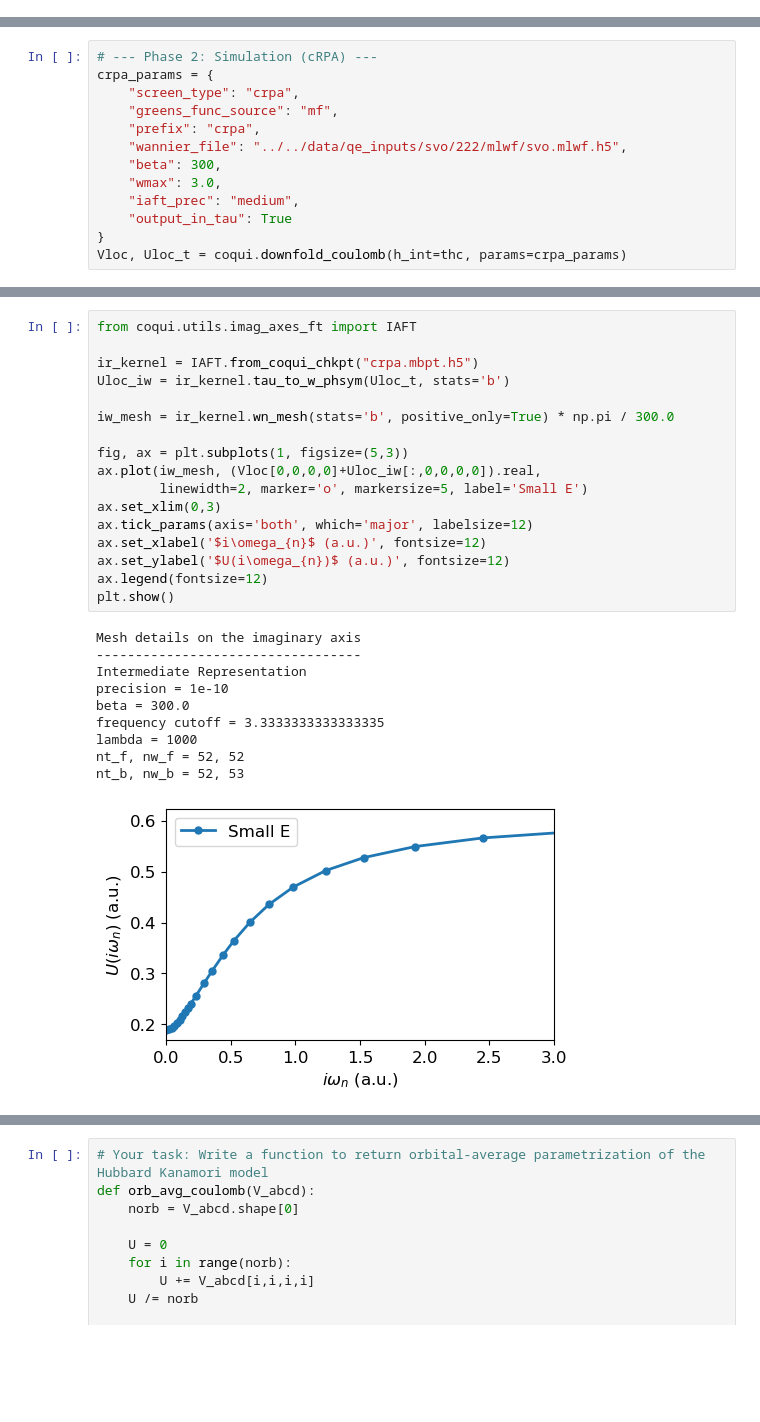
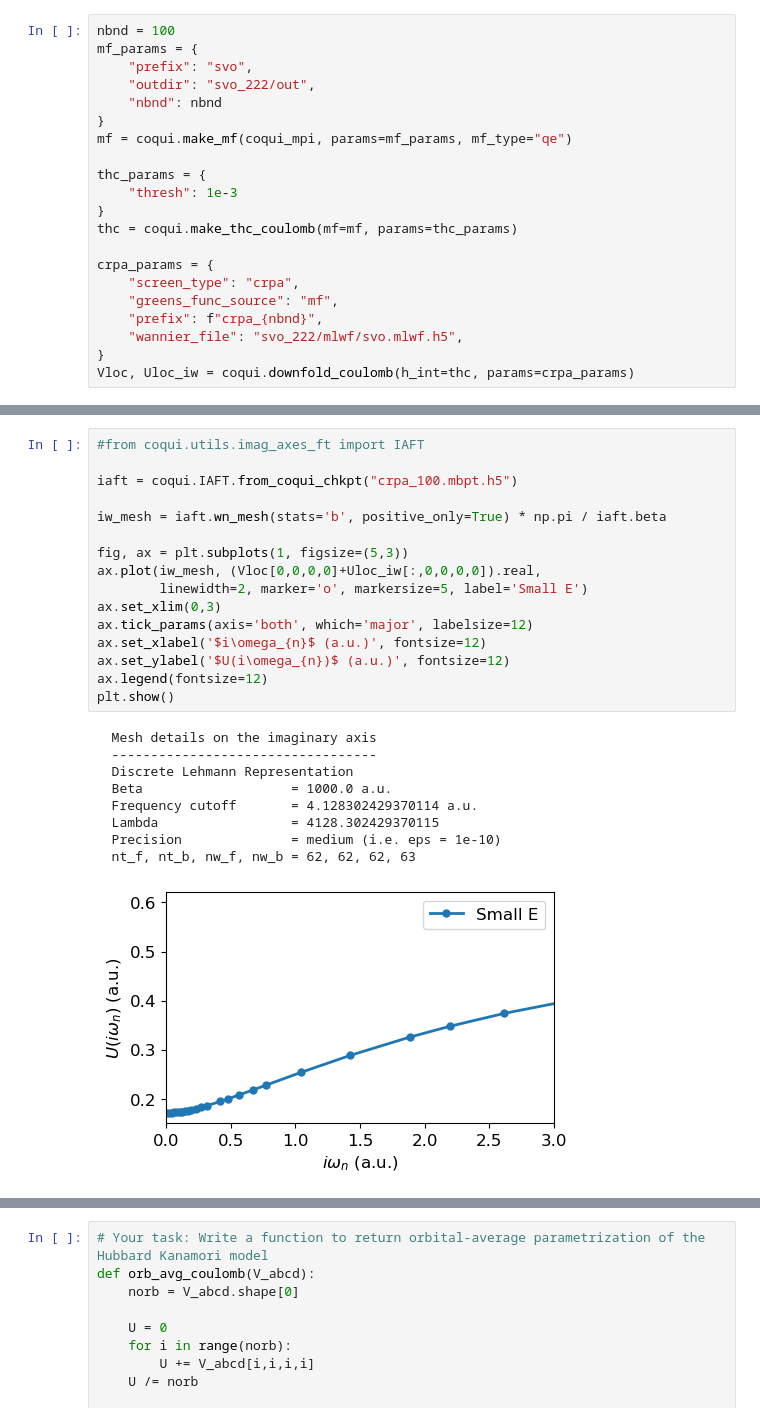
Before and after one commit to AbInitioQHub/coqui-tutorial, a Jupyter notebook: quickstart/03_crpa/03_crpa_screened_interactions.ipynb, the cells around one changed output, grey strips where cells are left out. Drawn from its saved outputs; the diff is of its cells as text; blank space fills up the shorter version.

```diff
--- a/quickstart/03_crpa/03_crpa_screened_interactions.ipynb
+++ b/quickstart/03_crpa/03_crpa_screened_interactions.ipynb
@@ -181,0 +117,21 @@ thc = coqui.make_thc_coulomb(mf=mf, params=thc_params)
+# %%
+nbnd = 100
+mf_params = {
+    "prefix": "svo",
+    "outdir": "svo_222/out",
+    "nbnd": nbnd
+}
+mf = coqui.make_mf(coqui_mpi, params=mf_params, mf_type="qe")
+
+thc_params = {
+    "thresh": 1e-3
+}
+thc = coqui.make_thc_coulomb(mf=mf, params=thc_params)
+
+crpa_params = {
+    "screen_type": "crpa",
+    "greens_func_source": "mf",
+    "prefix": f"crpa_{nbnd}",
+    "wannier_file": "svo_222/mlwf/svo.mlwf.h5",
+}
+Vloc, Uloc_iw = coqui.downfold_coulomb(h_int=thc, params=crpa_params)
@@ -204,13 +169,0 @@ Run Phase 2 of the cRPA example. Use the log to answer:
-# %%
-# --- Phase 2: Simulation (cRPA) ---
-crpa_params = {
-    "screen_type": "crpa",
-    "greens_func_source": "mf",
-    "prefix": "crpa",
-    "wannier_file": "../../data/qe_inputs/svo/222/mlwf/svo.mlwf.h5",
-    "beta": 300,
-    "wmax": 3.0,
-    "iaft_prec": "medium",
-    "output_in_tau": True
-}
-Vloc, Uloc_t = coqui.downfold_coulomb(h_int=thc, params=crpa_params)
@@ -305,29 +249,27 @@ Notes:
 # %%
-from coqui.utils.imag_axes_ft import IAFT
+#from coqui.utils.imag_axes_ft import IAFT
 
-ir_kernel = IAFT.from_coqui_chkpt("crpa.mbpt.h5")
-Uloc_iw = ir_kernel.tau_to_w_phsym(Uloc_t, stats='b')
+iaft = coqui.IAFT.from_coqui_chkpt("crpa_100.mbpt.h5")
 
-iw_mesh = ir_kernel.wn_mesh(stats='b', positive_only=True) * np.pi / 300.0
+iw_mesh = iaft.wn_mesh(stats='b', positive_only=True) * np.pi / iaft.beta
 
 fig, ax = plt.subplots(1, figsize=(5,3))
 ax.plot(iw_mesh, (Vloc[0,0,0,0]+Uloc_iw[:,0,0,0,0]).real,
         linewidth=2, marker='o', markersize=5, label='Small E')
 ax.set_xlim(0,3)
 ax.tick_params(axis='both', which='major', labelsize=12)
 ax.set_xlabel('$i\omega_{n}$ (a.u.)', fontsize=12)
 ax.set_ylabel('$U(i\omega_{n})$ (a.u.)', fontsize=12)
 ax.legend(fontsize=12)
 plt.show()
 # %% [output]
-Mesh details on the imaginary axis
-----------------------------------
-Intermediate Representation
-precision = 1e-10
-beta = 300.0
-frequency cutoff = 3.3333333333333335
-lambda = 1000
-nt_f, nw_f = 52, 52
-nt_b, nw_b = 52, 53
+  Mesh details on the imaginary axis
+  ----------------------------------
+  Discrete Lehmann Representation
+  Beta                   = 1000.0 a.u.
+  Frequency cutoff       = 4.128302429370114 a.u.
+  Lambda                 = 4128.302429370115
+  Precision              = medium (i.e. eps = 1e-10)
+  nt_f, nt_b, nw_f, nw_b = 62, 62, 62, 63
-[figure, old version]
+[figure, new version]
 # %% [markdown]
```
Also changed, not shown: parts of 23 cells of this notebook, 3 other files.
